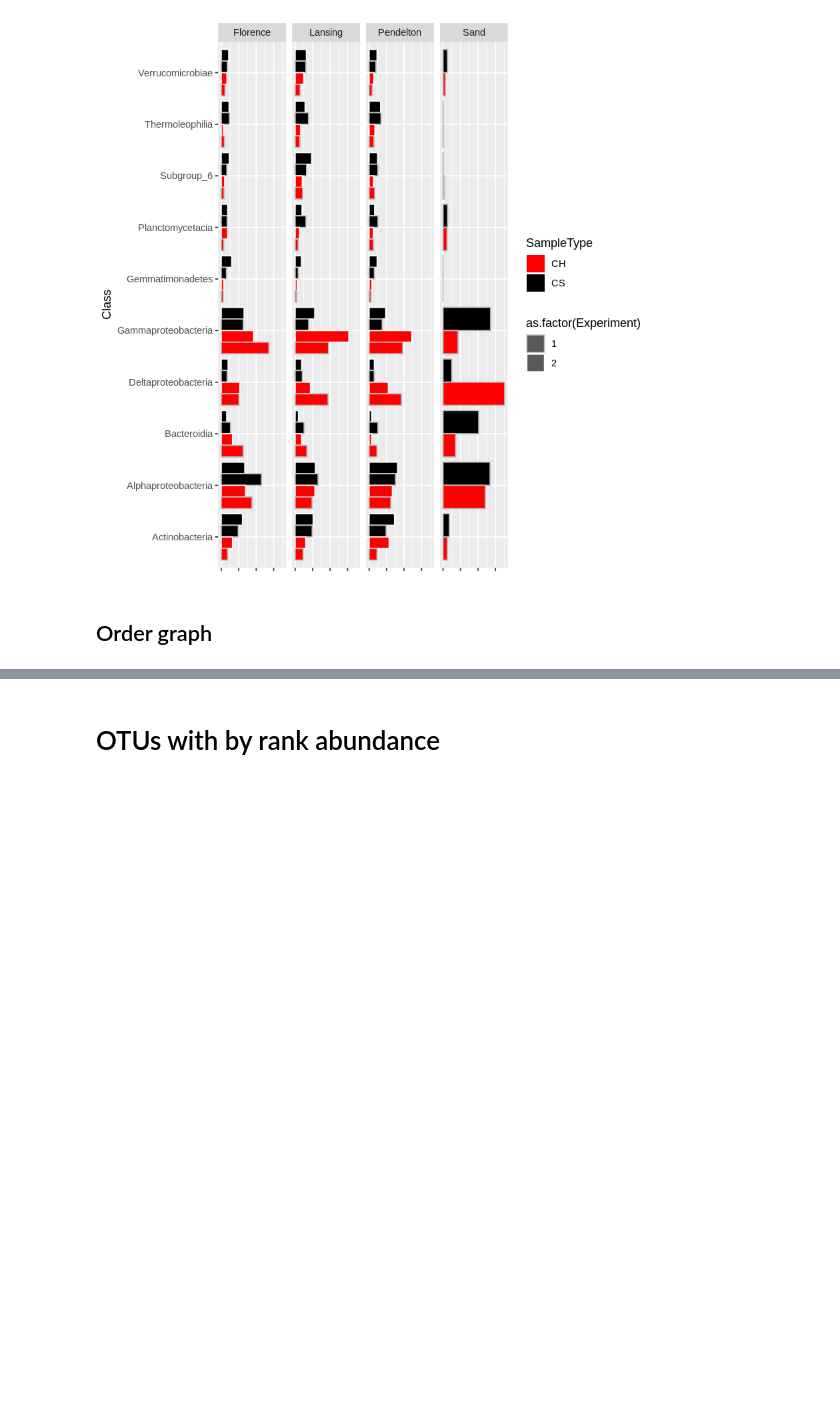
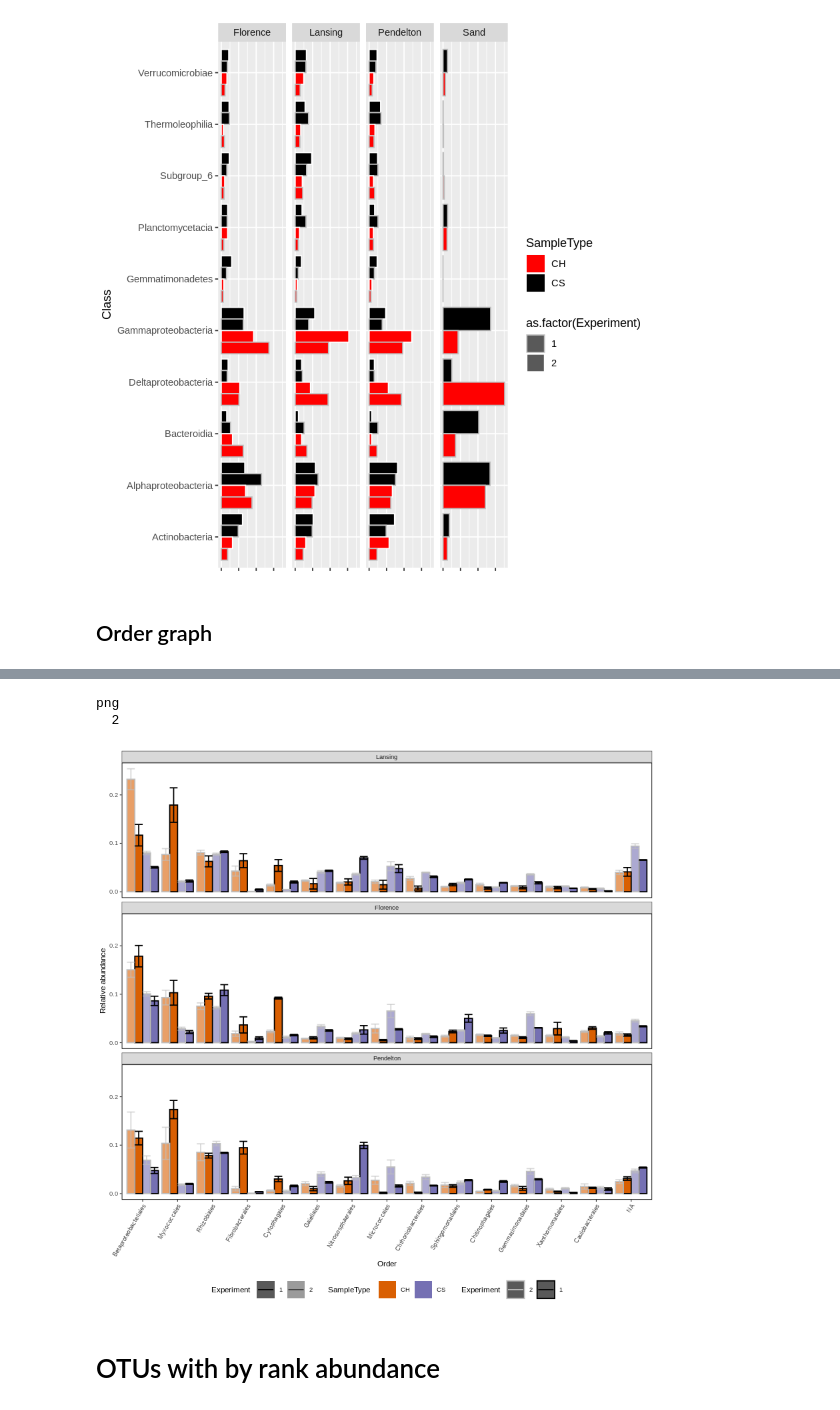
Before and after one commit to bdemmett/Hyphosphere, a Jupyter notebook: notebooks/MiSeqRuns/9-3EXP_HigherRankChanges.ipynb, the cells around one changed output, grey strips where cells are left out. Drawn from its saved outputs; the diff is of its cells as text; code cells hidden in the pictures; blank space fills up the shorter version.

```diff
--- a/notebooks/MiSeqRuns/9-3EXP_HigherRankChanges.ipynb
+++ b/notebooks/MiSeqRuns/9-3EXP_HigherRankChanges.ipynb
@@ -216,0 +339,23 @@ png
+# %%
+ # ggplot code, to group bars by experiment rather than sample type, switch position of fill and colour in aes
+ p =   ggplot(tmp, aes(x = Order, y = mAbundance, fill = SampleType, colour = Experiment, alpha = Experiment))+
+            geom_bar(stat = 'identity', position = position_dodge())+
+            scale_alpha_discrete(breaks = c(1,2), range = c(.6,1))+
+            theme_pub() +
+            theme(legend.position = 'bottom', axis.text.x = element_text(angle = 60, hjust =1))+
+            ylab("Relative abundance")+
+            geom_errorbar(aes(ymin = mAbundance - seAbundance,
+                              ymax = mAbundance + seAbundance), position = position_dodge())+
+            #scale_x_discrete(limits = rev(levels("Test")))+
+            #coord_flip() +
+            scale_fill_manual(values = cs) + #c("DarkRed", "Black"))+
+            scale_color_manual(values=c('Gray','Black'))+
+            facet_wrap(~Soil, ncol = 1)
+
+p
+
+outfile = file.path(figDir,"OrderPlot_horizontal.pdf")
+pdf(outfile, width = 7.5, height = 5, useDingbats = FALSE)
+p
+dev.off()
+# %% [output]
@@ -217,3 +364,6 @@ png
+png
+  2
+[figure, added]
 # %% [markdown]
 # OTUs with by rank abundance
 # %%
```
Also changed, not shown: parts of 10 cells of this notebook, 10 other files.
